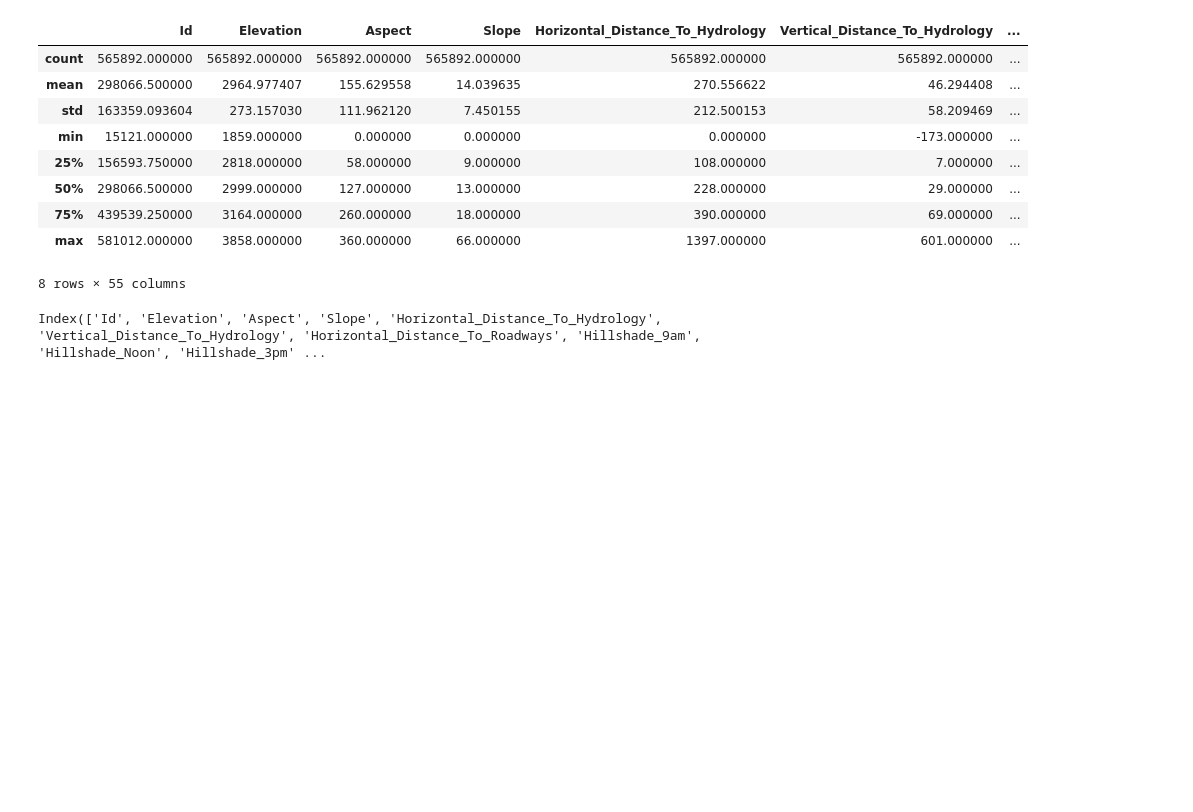
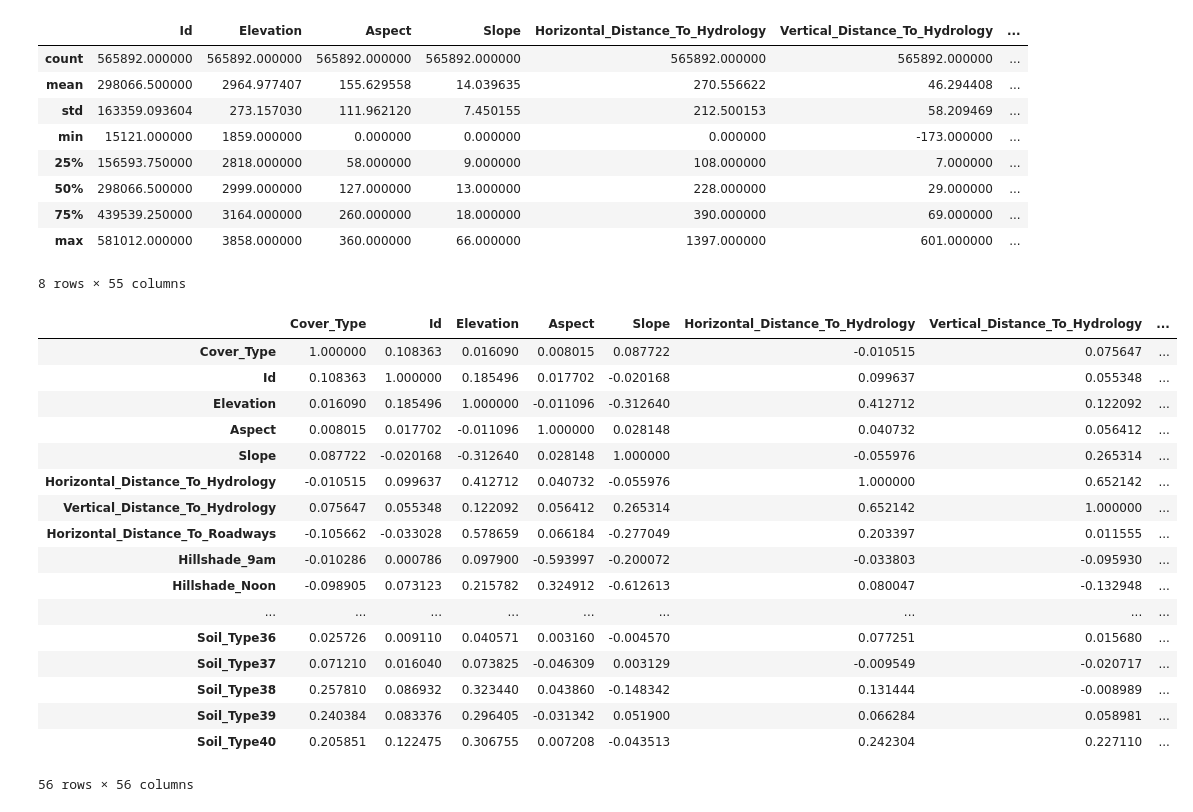
Before and after one commit to rshipskind/forest_cover_type_prediction, a Jupyter notebook: forest_exploration.ipynb, the cells around one changed output. Drawn from its saved outputs; the diff is of its cells as text; code cells hidden in the pictures; blank space fills up the shorter version.

```diff
--- a/forest_exploration.ipynb
+++ b/forest_exploration.ipynb
@@ -113,6 +103,23 @@ test_set.describe()
 | max | 581012.000000 | 3858.000000 | 360.000000 | 66.000000 | 1397.000000 | 601.000000 | ... |
 8 rows × 55 columns
 # %%
-train_set.columns
+train_set.corr()
 # %% [output]
+|  | Cover_Type | Id | Elevation | Aspect | Slope | Horizontal_Distance_To_Hydrology | Vertical_Distance_To_Hydrology | ... |
+| Cover_Type | 1.000000 | 0.108363 | 0.016090 | 0.008015 | 0.087722 | -0.010515 | 0.075647 | ... |
+| Id | 0.108363 | 1.000000 | 0.185496 | 0.017702 | -0.020168 | 0.099637 | 0.055348 | ... |
+| Elevation | 0.016090 | 0.185496 | 1.000000 | -0.011096 | -0.312640 | 0.412712 | 0.122092 | ... |
+| Aspect | 0.008015 | 0.017702 | -0.011096 | 1.000000 | 0.028148 | 0.040732 | 0.056412 | ... |
+| Slope | 0.087722 | -0.020168 | -0.312640 | 0.028148 | 1.000000 | -0.055976 | 0.265314 | ... |
+| Horizontal_Distance_To_Hydrology | -0.010515 | 0.099637 | 0.412712 | 0.040732 | -0.055976 | 1.000000 | 0.652142 | ... |
+| Vertical_Distance_To_Hydrology | 0.075647 | 0.055348 | 0.122092 | 0.056412 | 0.265314 | 0.652142 | 1.000000 | ... |
+| Horizontal_Distance_To_Roadways | -0.105662 | -0.033028 | 0.578659 | 0.066184 | -0.277049 | 0.203397 | 0.011555 | ... |
+| Hillshade_9am | -0.010286 | 0.000786 | 0.097900 | -0.593997 | -0.200072 | -0.033803 | -0.095930 | ... |
+| Hillshade_Noon | -0.098905 | 0.073123 | 0.215782 | 0.324912 | -0.612613 | 0.080047 | -0.132948 | ... |
+| ... | ... | ... | ... | ... | ... | ... | ... | ... |
+| Soil_Type36 | 0.025726 | 0.009110 | 0.040571 | 0.003160 | -0.004570 | 0.077251 | 0.015680 | ... |
+| Soil_Type37 | 0.071210 | 0.016040 | 0.073825 | -0.046309 | 0.003129 | -0.009549 | -0.020717 | ... |
+| Soil_Type38 | 0.257810 | 0.086932 | 0.323440 | 0.043860 | -0.148342 | 0.131444 | -0.008989 | ... |
+| Soil_Type39 | 0.240384 | 0.083376 | 0.296405 | -0.031342 | 0.051900 | 0.066284 | 0.058981 | ... |
+| Soil_Type40 | 0.205851 | 0.122475 | 0.306755 | 0.007208 | -0.043513 | 0.242304 | 0.227110 | ... |
-Index(['Id', 'Elevation', 'Aspect', 'Slope', 'Horizontal_Distance_To_Hydrology', 'Vertical_Distance_To_Hydrology', 'Horizontal_Distance_To_Roadways', 'Hillshade_9am', 'Hillshade_Noon', 'Hillshade_3pm' ...
+56 rows × 56 columns
```
Also changed, not shown: parts of 5 cells of this notebook, 1 other file.
